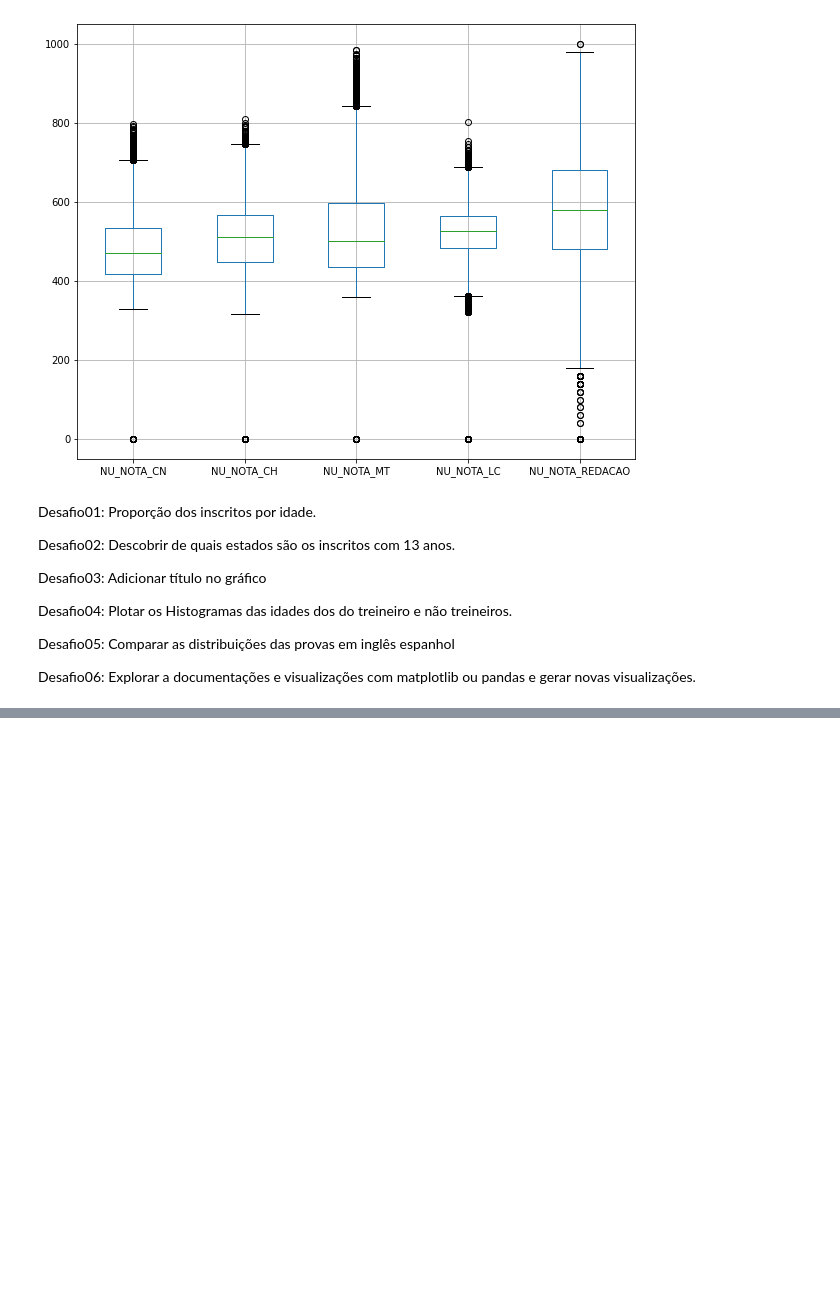
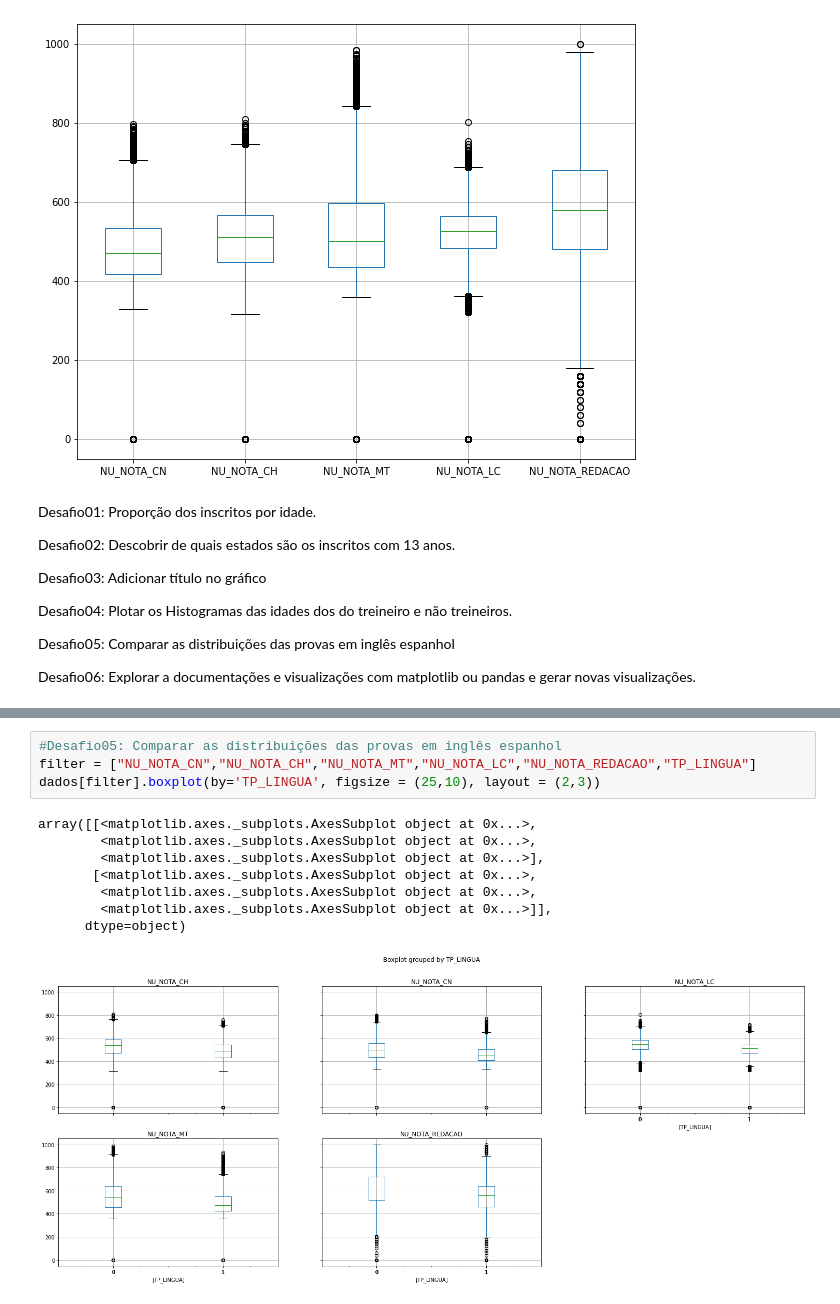
Before and after one commit to fkay/imersao_dados_alura_2_2020, a Jupyter notebook: Aula01.ipynb, the cells around one changed output, grey strips where cells are left out. Cells and saved outputs as stored; diff of their text form; blank space fills up the shorter version.

```diff
--- a/Aula01.ipynb
+++ b/Aula01.ipynb
@@ -235,0 +285,13 @@ Desafio06: Explorar a documentações e visualizações com matplotlib ou pandas
+# %%
+#Desafio05: Comparar as distribuições das provas em inglês espanhol
+filter = ["NU_NOTA_CN","NU_NOTA_CH","NU_NOTA_MT","NU_NOTA_LC","NU_NOTA_REDACAO","TP_LINGUA"]
+dados[filter].boxplot(by='TP_LINGUA', figsize = (25,10), layout = (2,3))
+# %% [output]
+array([[<matplotlib.axes._subplots.AxesSubplot object at 0x...>,
+        <matplotlib.axes._subplots.AxesSubplot object at 0x...>,
+        <matplotlib.axes._subplots.AxesSubplot object at 0x...>],
+       [<matplotlib.axes._subplots.AxesSubplot object at 0x...>,
+        <matplotlib.axes._subplots.AxesSubplot object at 0x...>,
+        <matplotlib.axes._subplots.AxesSubplot object at 0x...>]],
+      dtype=object)
+[figure, added]
```
Also changed, not shown: parts of 6 cells of this notebook.
